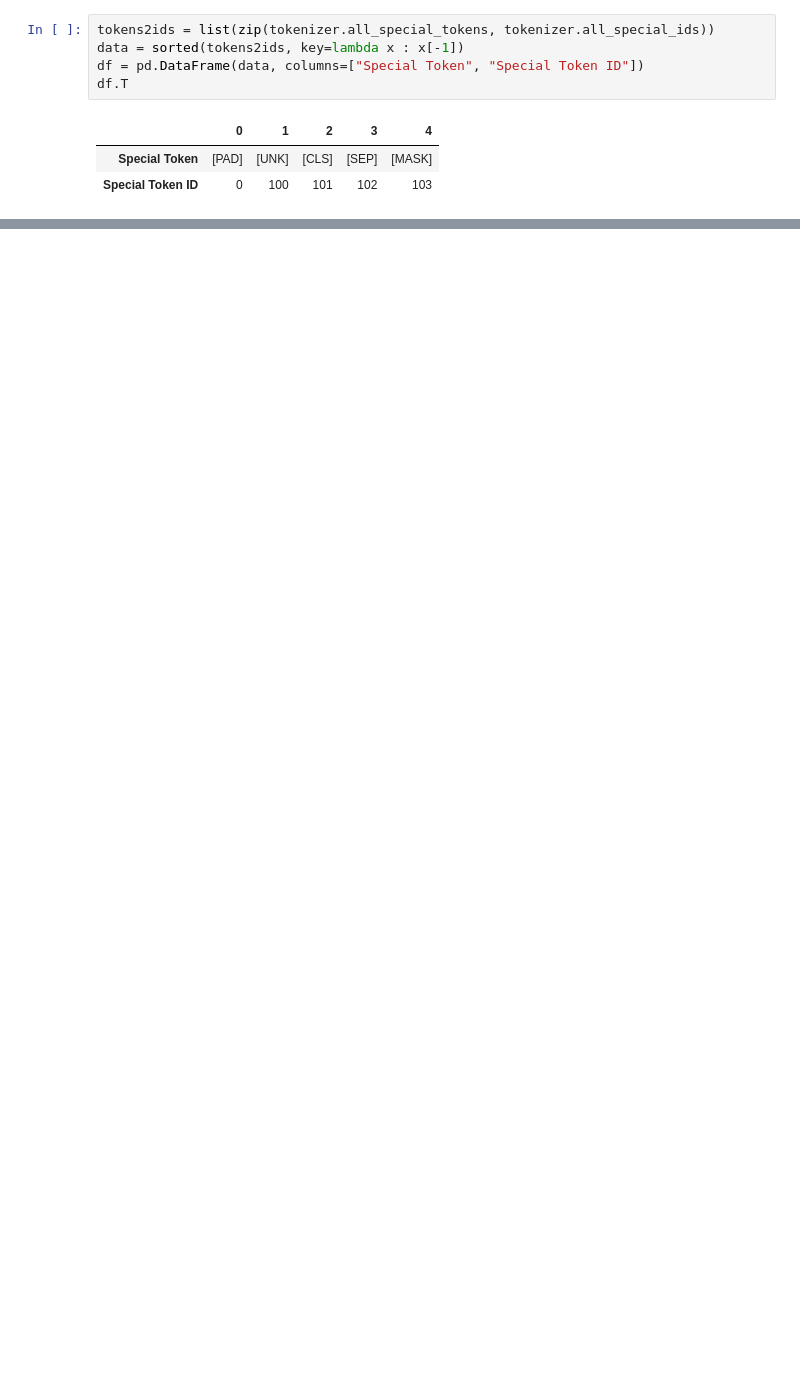
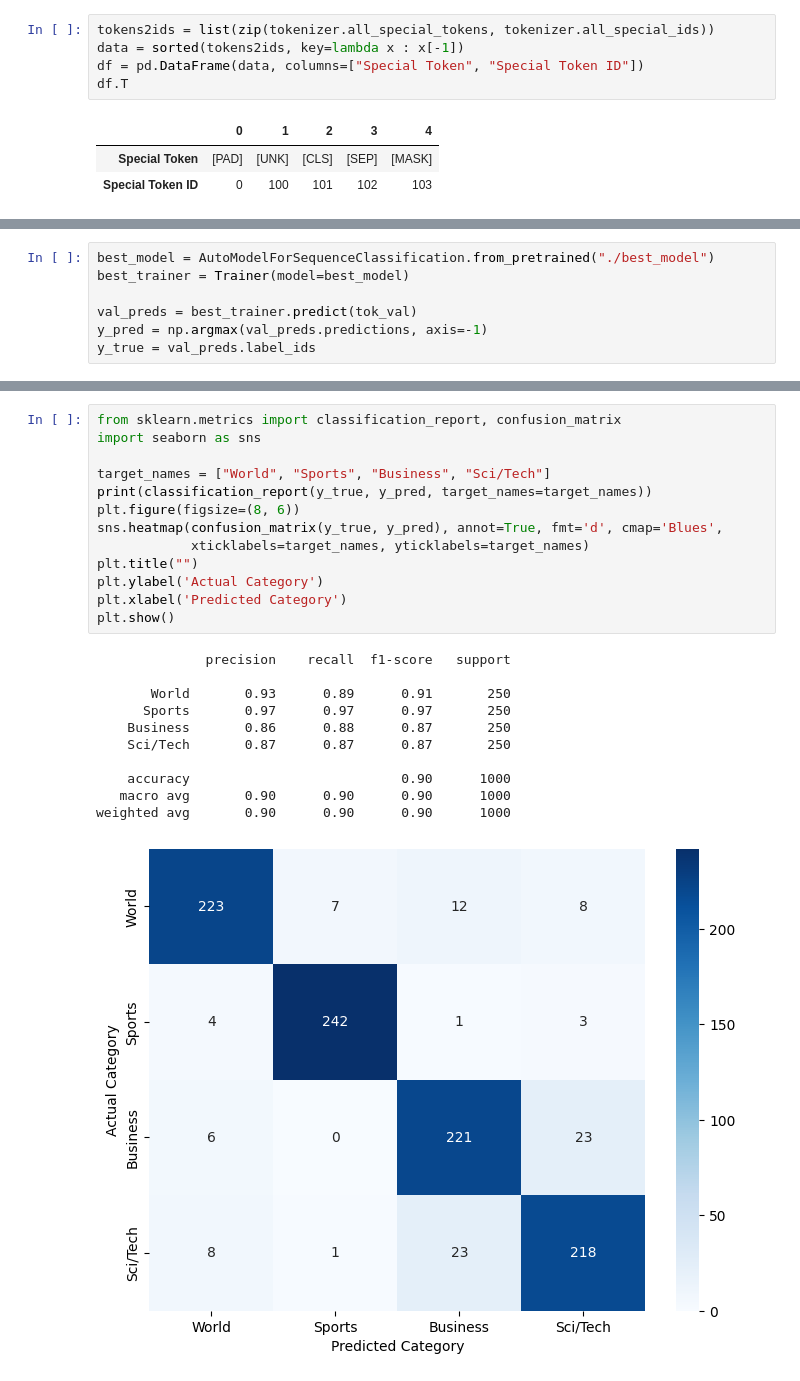
Before and after one commit to Halace-cmd/RDL, a Jupyter notebook: RDL_Ex2.ipynb, the cells around one changed output, grey strips where cells are left out. Drawn from its saved outputs; the diff is of its cells as text; blank space fills up the shorter version.

```diff
--- a/RDL_Ex2.ipynb
+++ b/RDL_Ex2.ipynb
@@ -250,0 +419,7 @@ Starting training...
+# %%
+best_model = AutoModelForSequenceClassification.from_pretrained("./best_model")
+best_trainer = Trainer(model=best_model)
+
+val_preds = best_trainer.predict(tok_val)
+y_pred = np.argmax(val_preds.predictions, axis=-1)
+y_true = val_preds.label_ids
@@ -250,0 +432,25 @@ Starting training...
+# %%
+from sklearn.metrics import classification_report, confusion_matrix
+import seaborn as sns
+
+target_names = ["World", "Sports", "Business", "Sci/Tech"]
+print(classification_report(y_true, y_pred, target_names=target_names))
+plt.figure(figsize=(8, 6))
+sns.heatmap(confusion_matrix(y_true, y_pred), annot=True, fmt='d', cmap='Blues',
+            xticklabels=target_names, yticklabels=target_names)
+plt.title("")
+plt.ylabel('Actual Category')
+plt.xlabel('Predicted Category')
+plt.show()
+# %% [output]
+              precision    recall  f1-score   support
+
+       World       0.93      0.89      0.91       250
+      Sports       0.97      0.97      0.97       250
+    Business       0.86      0.88      0.87       250
+    Sci/Tech       0.87      0.87      0.87       250
+
+    accuracy                           0.90      1000
+   macro avg       0.90      0.90      0.90      1000
+weighted avg       0.90      0.90      0.90      1000
+[figure, added]
```
Also changed, not shown: parts of 40 cells of this notebook.
